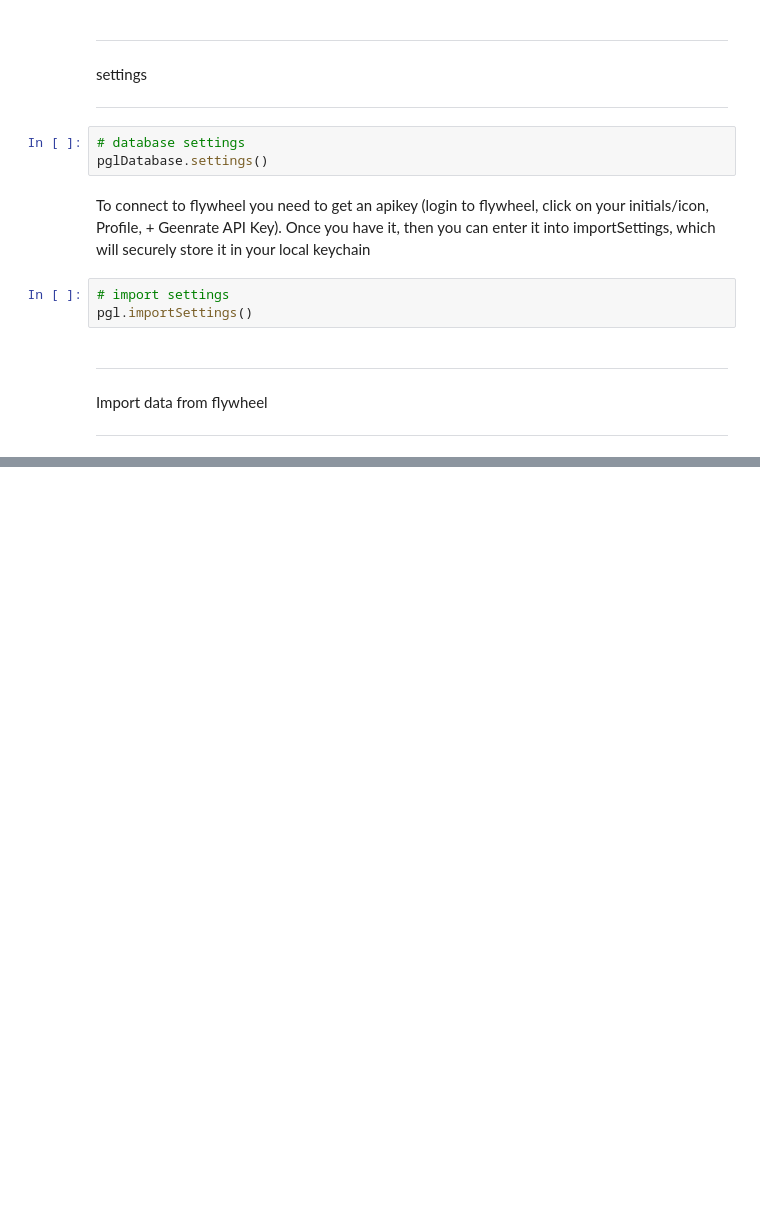
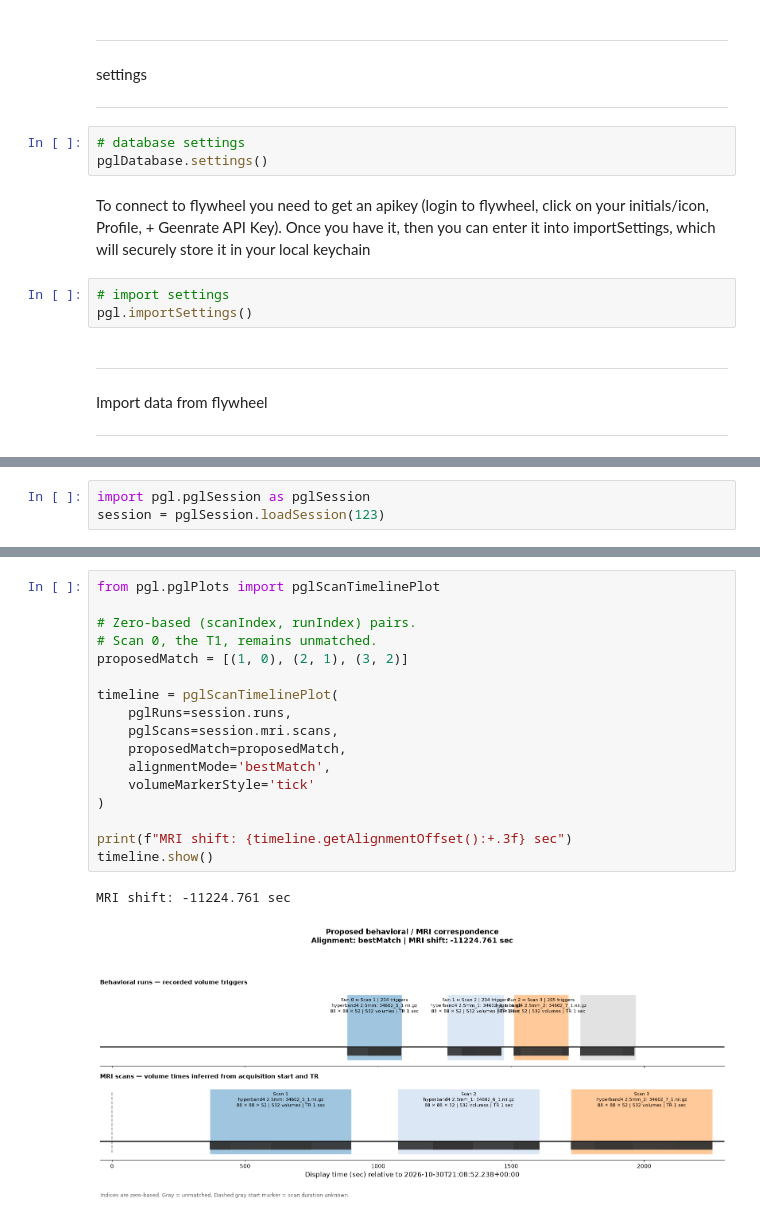
Before and after one commit to justingardner/pgl, a Jupyter notebook: tutorials/import.ipynb, the cells around one changed output, grey strips where cells are left out. Drawn from its saved outputs; the diff is of its cells as text; blank space fills up the shorter version.

```diff
--- a/tutorials/import.ipynb
+++ b/tutorials/import.ipynb
@@ -44,0 +52,3 @@ AttributeError: 'NoneType' object has no attribute 'run'
+# %%
+import pgl.pglSession as pglSession
+session = pglSession.loadSession(123)
@@ -44,0 +85,20 @@ AttributeError: 'NoneType' object has no attribute 'run'
+# %%
+from pgl.pglPlots import pglScanTimelinePlot
+
+# Zero-based (scanIndex, runIndex) pairs.
+# Scan 0, the T1, remains unmatched.
+proposedMatch = [(1, 0), (2, 1), (3, 2)]
+
+timeline = pglScanTimelinePlot(
+    pglRuns=session.runs,
+    pglScans=session.mri.scans,
+    proposedMatch=proposedMatch,
+    alignmentMode='bestMatch',
+    volumeMarkerStyle='tick'
+)
+
+print(f"MRI shift: {timeline.getAlignmentOffset():+.3f} sec")
+timeline.show()
+# %% [output]
+MRI shift: -11224.761 sec
+[figure, added]
```
Also changed, not shown: parts of 11 cells of this notebook, 5 other files.
